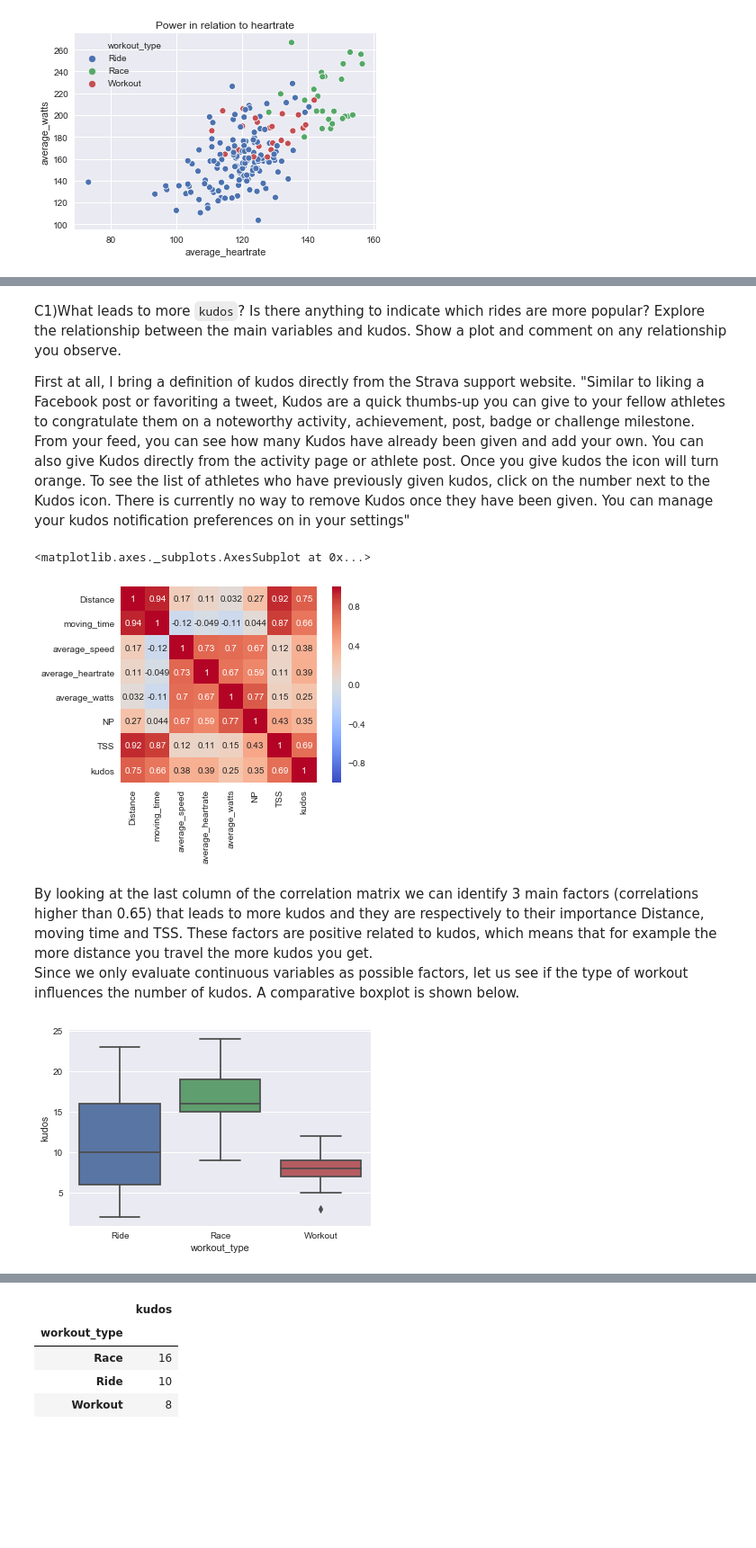
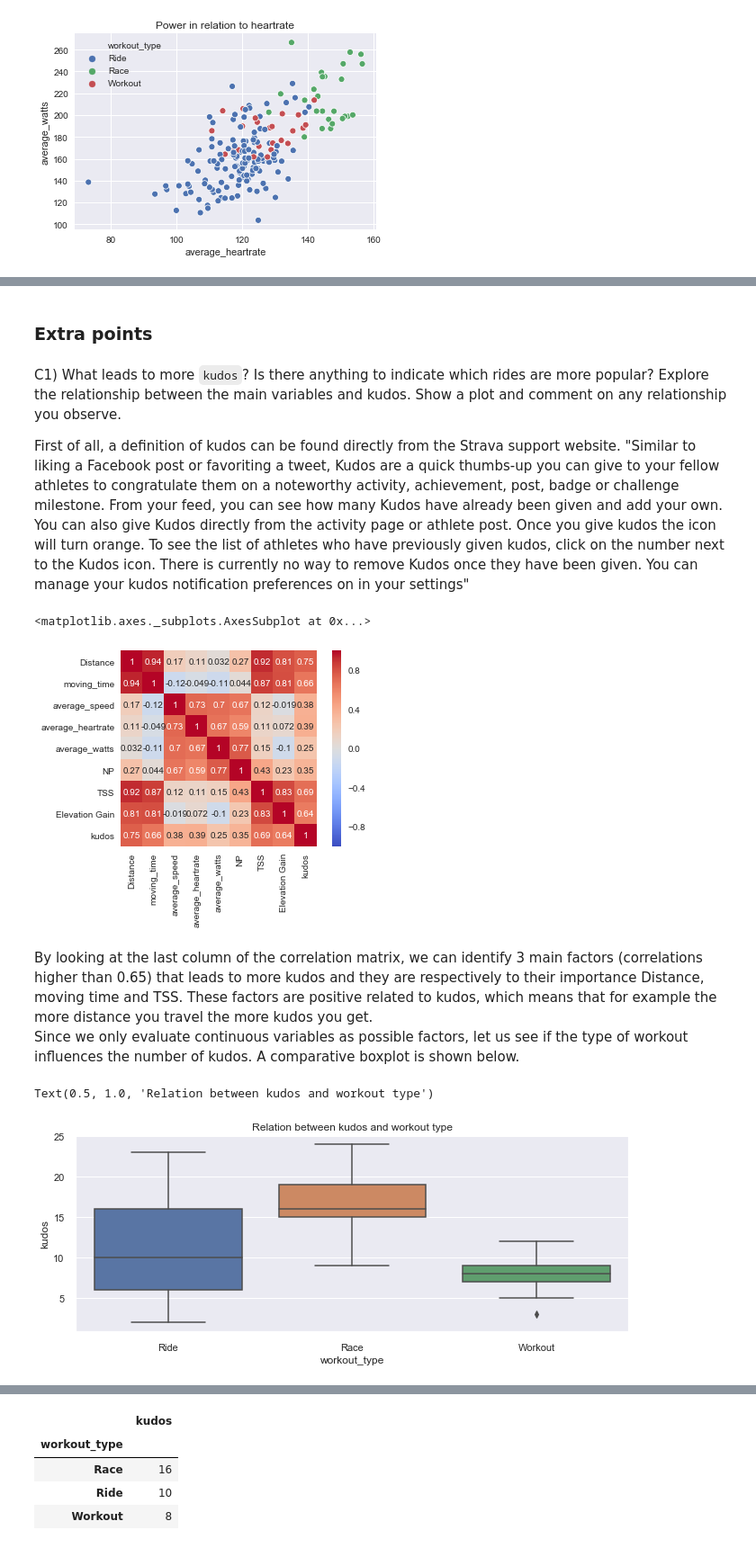
Before and after one commit to fracomp/datascience, a Jupyter notebook: Portfolio 1.ipynb, the cells around one changed output, grey strips where cells are left out. Shown at 90% size. Drawn from its saved outputs; the diff is of its cells as text; code cells hidden in the pictures; blank space fills up the shorter version.

```diff
--- a/Portfolio 1.ipynb
+++ b/Portfolio 1.ipynb
@@ -317,25 +322,30 @@ The cyclist’s average power and heartrate shows a very good positive linear re
 On the other hand, at the top right corner we can identify the 'Race' rides. Those demands much more power and this leads an increase of the heartrate.
 The 'Workout' rides are less easy to identify clearly, but we can say that they sit in the middle of the 2 clusters.
+# %% [markdown]
+### Extra points
 # %% [markdown]
-C1)What leads to more `kudos`? Is there anything to indicate which rides are more popular? Explore the relationship between the main variables and kudos. Show a plot and comment on any relationship you observe.
+C1) What leads to more `kudos`? Is there anything to indicate which rides are more popular? Explore the relationship between the main variables and kudos. Show a plot and comment on any relationship you observe.
 
-First at all, I bring a definition of kudos directly from the Strava support website.
+First of all, a definition of kudos can be found directly from the Strava support website.
 "Similar to liking a Facebook post or favoriting a tweet, Kudos are a quick thumbs-up you can give to your fellow athletes to congratulate them on a noteworthy activity, achievement, post, badge or challenge milestone. From your feed, you can see how many Kudos have already been given and add your own. You can also give Kudos directly from the activity page or athlete post. Once you give kudos the icon will turn orange. To see the list of athletes who have previously given kudos, click on the number next to the Kudos icon. There is currently no way to remove Kudos once they have been given. You can manage your kudos notification preferences on in your settings"
 # %%
 #adding kudos as a new variable for the reduced dataset
-ds=cd[['Distance','moving_time','average_speed','average_heartrate','average_watts','NP','TSS','workout_type','kudos']]
+ds=cd[['Distance','moving_time','average_speed','average_heartrate','average_watts','NP','TSS','workout_type','Elevation Gain','kudos']]
 # %%
 corrmat=ds.corr()
 sns.heatmap(corrmat,vmin=-1, vmax=1, square= True,annot=True,cmap='coolwarm')
 # %% [output]
 <matplotlib.axes._subplots.AxesSubplot at 0x...>
-[figure, old version]
+[figure, new version]
 # %% [markdown]
-By looking at the last column of the correlation matrix we can identify 3 main factors (correlations higher than 0.65) that leads to more kudos and they are respectively to their importance Distance, moving time and TSS.
+By looking at the last column of the correlation matrix, we can identify 3 main factors (correlations higher than 0.65) that leads to more kudos and they are respectively to their importance Distance, moving time and TSS.
 These factors are positive related to kudos, which means that for example the more distance you travel the more kudos you get.
 Since we only evaluate continuous variables as possible factors, let us see if the type of workout influences the number of kudos. A comparative boxplot is shown below.
 # %%
+#RELATION BETWEEN KUDOS AND WORKOUT TYPE
 ax = sns.boxplot(x="workout_type", y="kudos", data=ds)
+plt.title('Relation between kudos and workout type')
 # %% [output]
+Text(0.5, 1.0, 'Relation between kudos and workout type')
-[figure, old version]
+[figure, new version]
 # %% [markdown]
```
Also changed, not shown: parts of 32 cells of this notebook.
